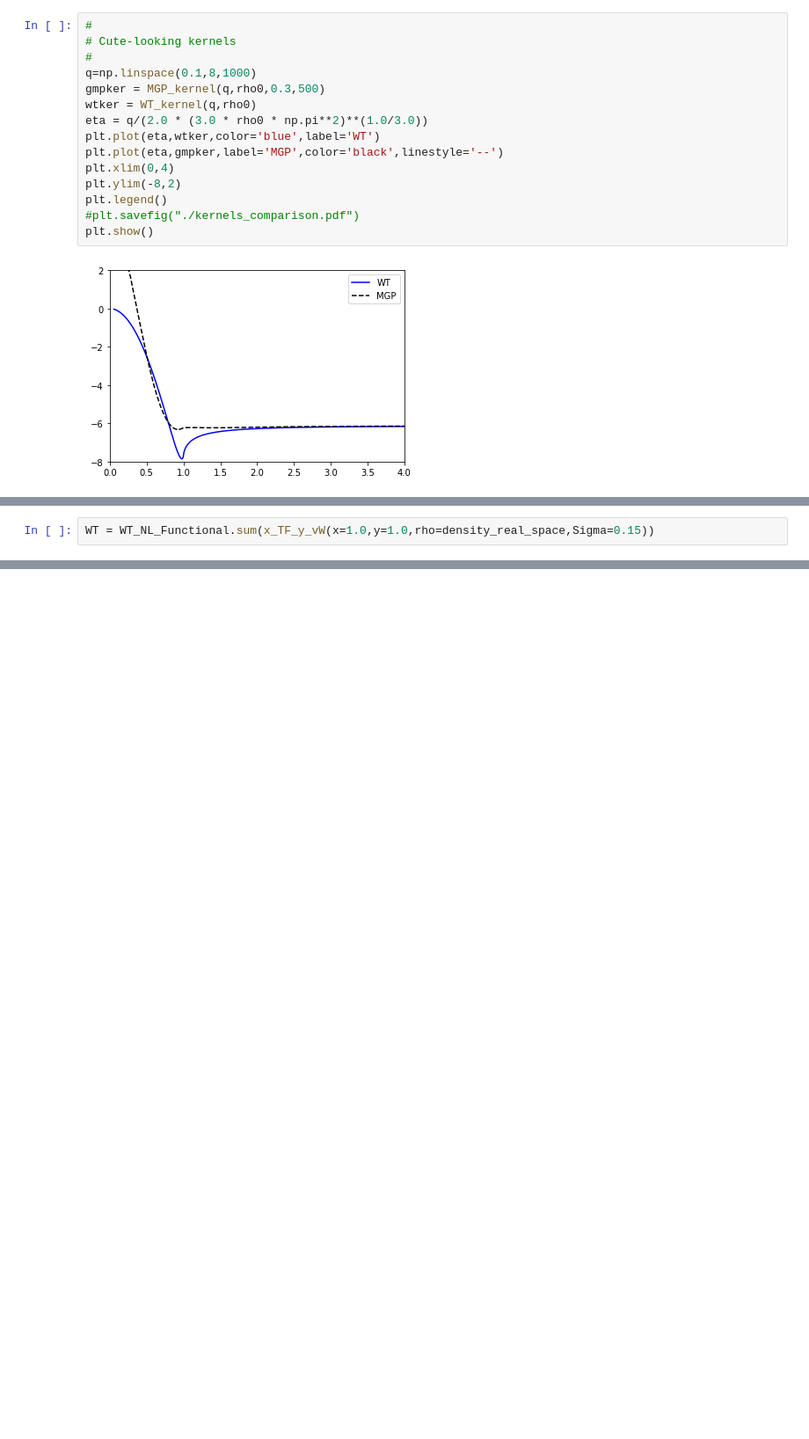
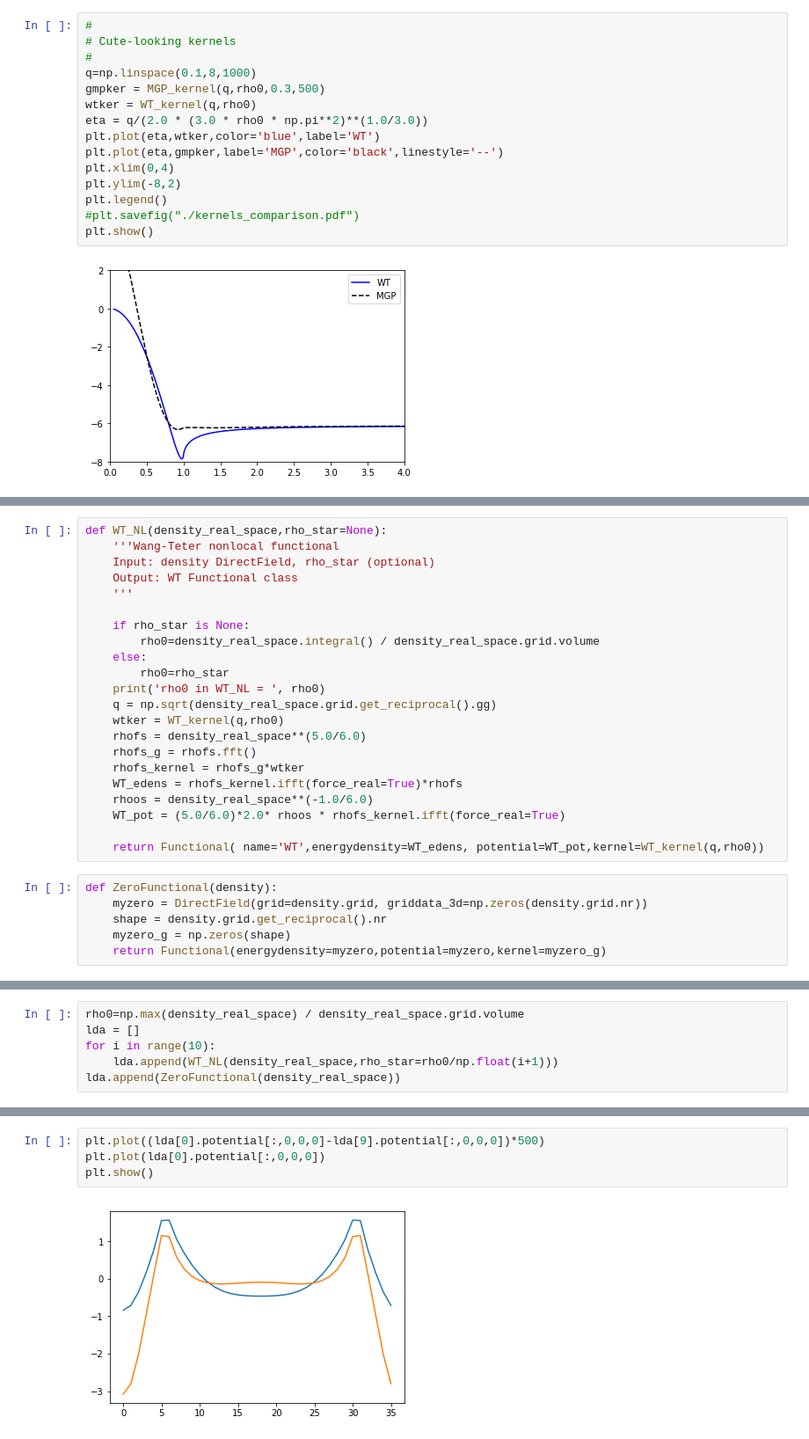
Before and after one commit to alesgenova/pbcpy, a Jupyter notebook: notebooks/Nonlocal_Functionals_prototyping.ipynb, the cells around one changed output, grey strips where cells are left out. Shown: that part at 88% size. Cells and saved outputs as stored; diff of their text form; blank space fills up the shorter version.

```diff
--- a/notebooks/Nonlocal_Functionals_prototyping.ipynb
+++ b/notebooks/Nonlocal_Functionals_prototyping.ipynb
@@ -85,2 +58,0 @@ WT_NL_Functional = Functional( energydensity=WT_edens, potential=WT_pot,kernel=W
-# %%
-WT = WT_NL_Functional.sum(x_TF_y_vW(x=1.0,y=1.0,rho=density_real_space,Sigma=0.15))
@@ -92,0 +81,28 @@ plt.show()
+# %%
+def WT_NL(density_real_space,rho_star=None):
+    '''Wang-Teter nonlocal functional
+    Input: density DirectField, rho_star (optional)
+    Output: WT Functional class
+    '''
+
+    if rho_star is None:
+        rho0=density_real_space.integral() / density_real_space.grid.volume
+    else:
+        rho0=rho_star
+    print('rho0 in WT_NL = ', rho0)
+    q = np.sqrt(density_real_space.grid.get_reciprocal().gg)
+    wtker = WT_kernel(q,rho0)
+    rhofs = density_real_space**(5.0/6.0)
+    rhofs_g = rhofs.fft()
+    rhofs_kernel = rhofs_g*wtker
+    WT_edens = rhofs_kernel.ifft(force_real=True)*rhofs
+    rhoos = density_real_space**(-1.0/6.0)
+    WT_pot = (5.0/6.0)*2.0* rhoos * rhofs_kernel.ifft(force_real=True)
+
+    return Functional( name='WT',energydensity=WT_edens, potential=WT_pot,kernel=WT_kernel(q,rho0))
+# %%
+def ZeroFunctional(density):
+    myzero = DirectField(grid=density.grid, griddata_3d=np.zeros(density.grid.nr))
+    shape = density.grid.get_reciprocal().nr
+    myzero_g = np.zeros(shape)
+    return Functional(energydensity=myzero,potential=myzero,kernel=myzero_g)
@@ -100,0 +122,6 @@ WT_NL_Functional.energydensity.integral()*27.211385
+# %%
+rho0=np.max(density_real_space) / density_real_space.grid.volume
+lda = []
+for i in range(10):
+    lda.append(WT_NL(density_real_space,rho_star=rho0/np.float(i+1)))
+lda.append(ZeroFunctional(density_real_space))
@@ -100,0 +139,6 @@ WT_NL_Functional.energydensity.integral()*27.211385
+# %%
+plt.plot((lda[0].potential[:,0,0,0]-lda[9].potential[:,0,0,0])*500)
+plt.plot(lda[0].potential[:,0,0,0])
+plt.show()
+# %% [output]
+[figure, added]
```
Also changed, not shown: parts of 33 cells of this notebook, 2 other files.
